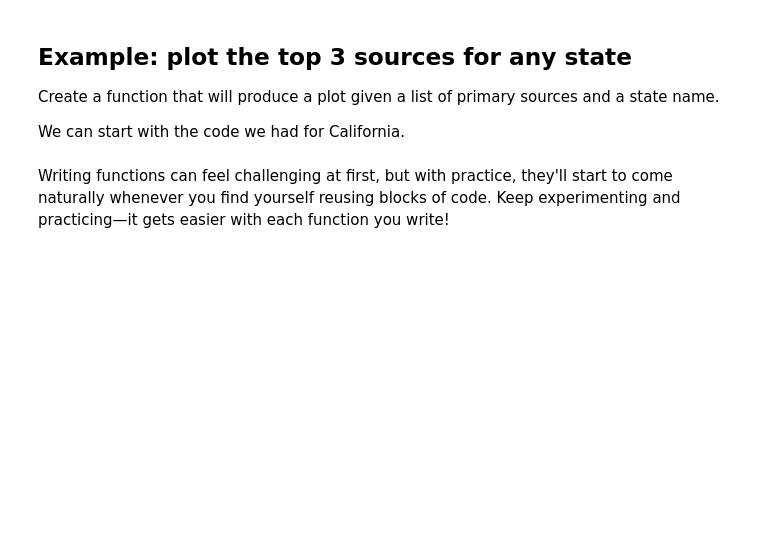
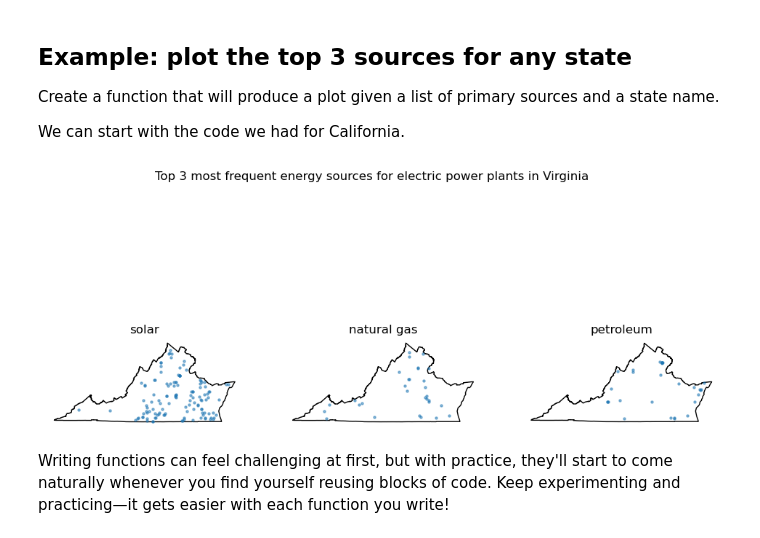
Before and after one commit to cllorey/eds220-in-class, a Jupyter notebook: week-6-functions-STUDENTS.ipynb, the cells around one changed output. Cells and saved outputs as stored; diff of their text form; code cells hidden in the pictures; blank space fills up the shorter version.

```diff
--- a/week-6-functions-STUDENTS.ipynb
+++ b/week-6-functions-STUDENTS.ipynb
@@ -243,0 +270,5 @@ Make sure everything is properly indented.
+# %%
+top_3_sources('Oregon')
+
+for state in ['New Jersey', 'New York', 'Pennsylvania']:
+    print(f"{state}: {top_3_sources(state)}")
@@ -272,6 +374,46 @@ Follow the steps:
 Create a function that will produce a plot given a list of primary sources and a state name.
 
 We can start with the code we had for California.
+# %%
+def plot_top3_power_source(state, plants, boundaries):
+    """
+    Plot the power plants of a given state for its top 3 primary energy sources by number of plants
+    Args:
+        state (str): the state we want to plot
+        plants(gpd.GeoDataFrame): contains the power plans data (points)
+        boundaries(gpd.GeoDataFrame): US states boundaries (polygons)
+    """
+    # Find top sources by number of plants for a given state
+    state_top_sources = top_3_sources(state, plants)
+
+    # --- Plot
+
+    # Select CA state boundary
+    state_boundary = boundaries[boundaries['name'] == state]
+    state_power_plants = plants[plants['state']==state]
+
+    # Create subplots for each top source in a single figure
+    fig, ax = plt.subplots(figsize=(12,6), nrows=1, ncols=3)
+    for axis, source in zip(ax, state_top_sources):   # Iterate over subplots and energy sources
+
+        axis.set_title(source)
+        axis.axis('off')
+
+        state_boundary.plot(ax=axis,
+                        color='none')
+
+        # Subset power plants by source and plot
+        source_subset = state_power_plants[state_power_plants['primsource'] == source]
+        source_subset.plot(ax=axis,
+                        markersize=5,
+                        alpha=0.5)
+
+    fig.suptitle(f"Top 3 most frequent energy sources for electric power plants in {state}")
+    plt.show()
+# %%
+plot_top3_power_source('Virginia', power_plants, states)
+# %% [output]
+[figure, added]
 # %% [markdown]
 Writing functions can feel challenging at first, but with practice, they'll start to come naturally whenever you find yourself reusing blocks of code. Keep experimenting and practicing—it gets easier with each function you write!
 # %% [markdown]
```
Also changed, not shown: parts of 9 cells of this notebook, 1 other file.
